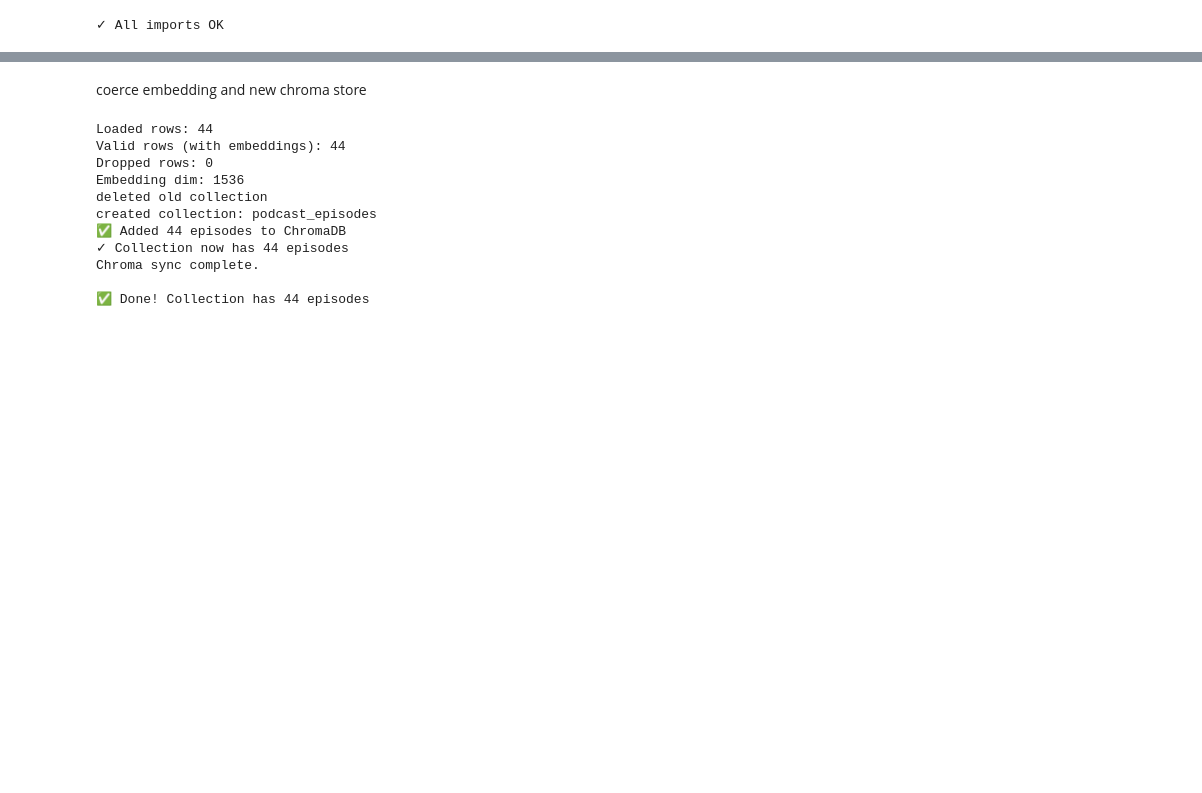
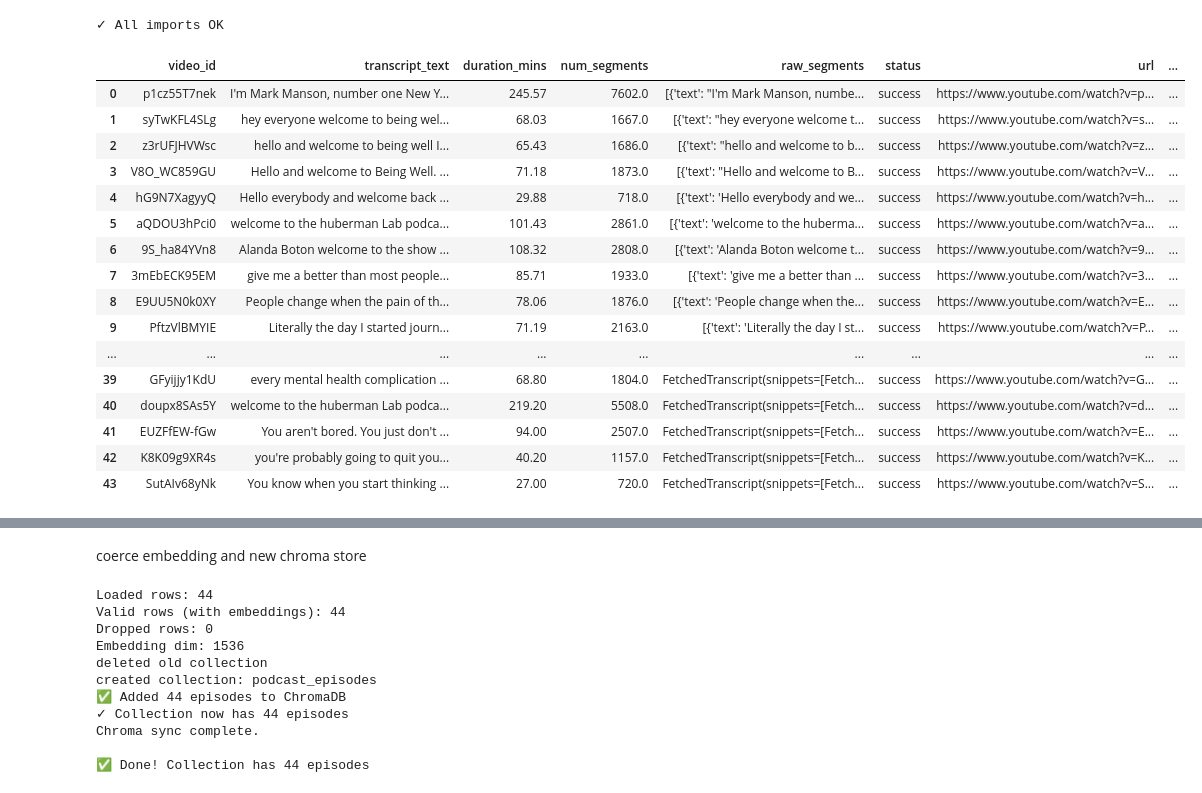
Before and after one commit to sahana-vandana-sv/emotional-podcast-rag, a Jupyter notebook: notebooks/pipeline.ipynb, the cells around one changed output, grey strips where cells are left out. Saved outputs shown, nothing was run; the diff lists cells and outputs as text; code cells hidden in the pictures; blank space fills up the shorter version.

```diff
--- a/notebooks/pipeline.ipynb
+++ b/notebooks/pipeline.ipynb
@@ -55,5 +51,27 @@ df = df[df['status']=='success']
 # %%
 df.to_csv(TRANSCRIPT_EMBEDDINGS_CSV,index=False)
+# %%
+df_transcripts = pd.read_csv(TRANSCRIPTS_CSV)
+# %%
+df_transcripts
+# %% [output]
+|  | video_id | transcript_text | duration_mins | num_segments | raw_segments | status | url | ... |
+| 0 | p1cz55T7nek | I'm Mark Manson, number one New Y... | 245.57 | 7602.0 | [{'text': "I'm Mark Manson, numbe... | success | https://www.youtube.com/watch?v=p... | ... |
+| 1 | syTwKFL4SLg | hey everyone welcome to being wel... | 68.03 | 1667.0 | [{'text': "hey everyone welcome t... | success | https://www.youtube.com/watch?v=s... | ... |
+| 2 | z3rUFJHVWsc | hello and welcome to being well I... | 65.43 | 1686.0 | [{'text': "hello and welcome to b... | success | https://www.youtube.com/watch?v=z... | ... |
+| 3 | V8O_WC859GU | Hello and welcome to Being Well. ... | 71.18 | 1873.0 | [{'text': "Hello and welcome to B... | success | https://www.youtube.com/watch?v=V... | ... |
+| 4 | hG9N7XagyyQ | Hello everybody and welcome back ... | 29.88 | 718.0 | [{'text': 'Hello everybody and we... | success | https://www.youtube.com/watch?v=h... | ... |
+| 5 | aQDOU3hPci0 | welcome to the huberman Lab podca... | 101.43 | 2861.0 | [{'text': 'welcome to the huberma... | success | https://www.youtube.com/watch?v=a... | ... |
+| 6 | 9S_ha84YVn8 | Alanda Boton welcome to the show ... | 108.32 | 2808.0 | [{'text': 'Alanda Boton welcome t... | success | https://www.youtube.com/watch?v=9... | ... |
+| 7 | 3mEbECK95EM | give me a better than most people... | 85.71 | 1933.0 | [{'text': 'give me a better than ... | success | https://www.youtube.com/watch?v=3... | ... |
+| 8 | E9UU5N0k0XY | People change when the pain of th... | 78.06 | 1876.0 | [{'text': 'People change when the... | success | https://www.youtube.com/watch?v=E... | ... |
+| 9 | PftzVlBMYIE | Literally the day I started journ... | 71.19 | 2163.0 | [{'text': 'Literally the day I st... | success | https://www.youtube.com/watch?v=P... | ... |
+| ... | ... | ... | ... | ... | ... | ... | ... | ... |
+| 39 | GFyijjy1KdU | every mental health complication ... | 68.80 | 1804.0 | FetchedTranscript(snippets=[Fetch... | success | https://www.youtube.com/watch?v=G... | ... |
+| 40 | doupx8SAs5Y | welcome to the huberman Lab podca... | 219.20 | 5508.0 | FetchedTranscript(snippets=[Fetch... | success | https://www.youtube.com/watch?v=d... | ... |
+| 41 | EUZFfEW-fGw | You aren't bored. You just don't ... | 94.00 | 2507.0 | FetchedTranscript(snippets=[Fetch... | success | https://www.youtube.com/watch?v=E... | ... |
+| 42 | K8K09g9XR4s | you're probably going to quit you... | 40.20 | 1157.0 | FetchedTranscript(snippets=[Fetch... | success | https://www.youtube.com/watch?v=K... | ... |
+| 43 | SutAIv68yNk | You know when you start thinking ... | 27.00 | 720.0 | FetchedTranscript(snippets=[Fetch... | success | https://www.youtube.com/watch?v=S... | ... |
 # %%
 # Drop common accidental index columns
 df = df.drop(columns=[c for c in ["Unnamed: 0", "index", "level_0"] if c in df.columns])
```
Also changed, not shown: parts of 4 cells of this notebook, 1 other file.
